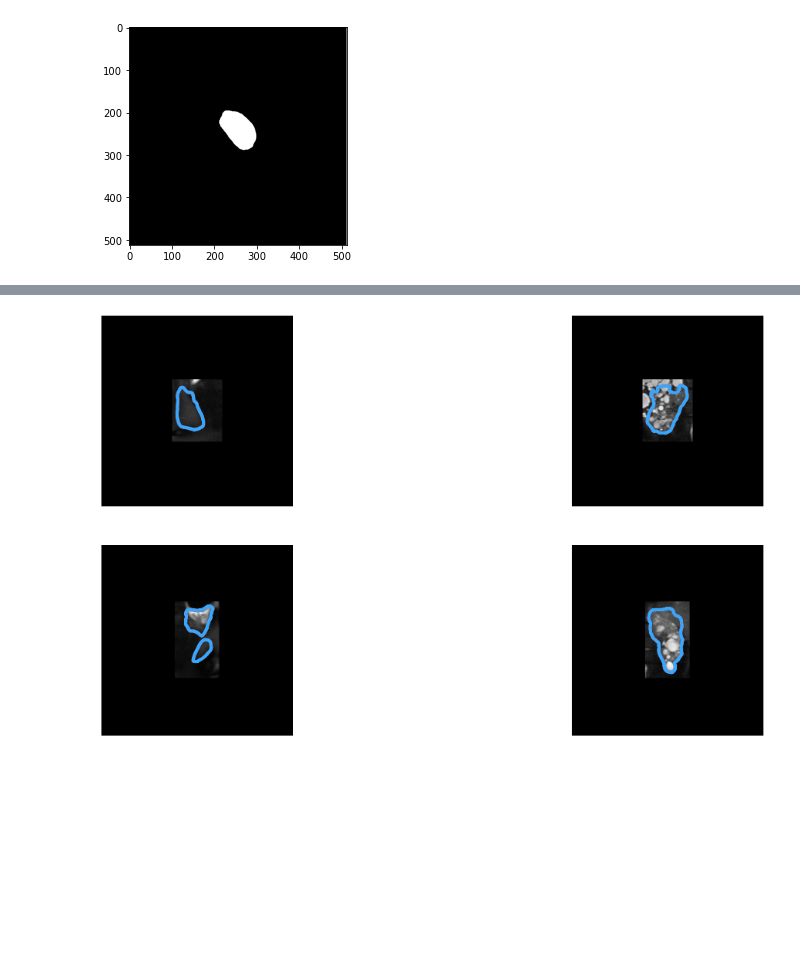
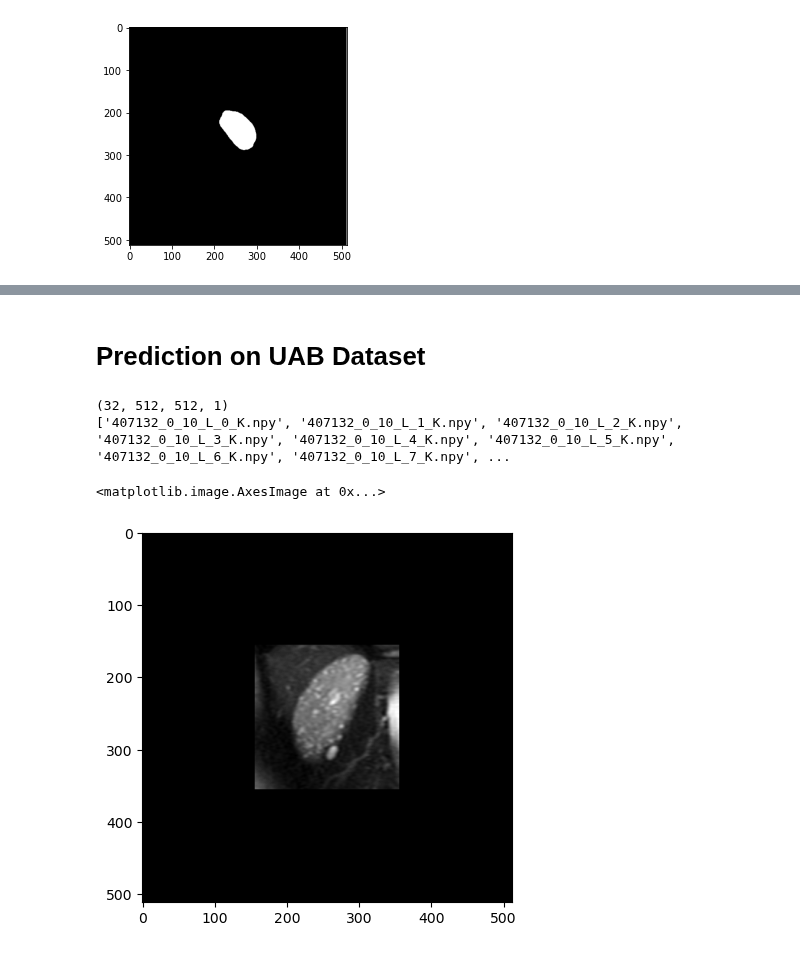
Before and after one commit to EmmaSchmidt2021/Kidney-Segmentation-Jupyter, a Jupyter notebook: (3) Load weighs and predict Kidney mask - Data Generator.ipynb, the cells around one changed output, grey strips where cells are left out. Drawn from its saved outputs; the diff is of its cells as text; code cells hidden in the pictures; blank space fills up the shorter version.

Commit message:
Prediction Pipeline

```diff
--- a/(3) Load weighs and predict Kidney mask - Data Generator.ipynb
+++ b/(3) Load weighs and predict Kidney mask - Data Generator.ipynb
@@ -248,7 +220,0 @@ print(new_fname)
-# %%
-final_path = r'C:\Users\UAB\data\512_AllNII\Kidney Predict 50 epoch'
-affine = np.eye(4)
-new_set = np.zeros((512,512,96))
-test_data = MR_K_predictions[97:193,:,:,0]
-for i in range(test_data.shape[0]):
-    new_set[:,:,i] = test_data[i,:,:]
@@ -329,4 +221,35 @@ visualise_data_and_multi_prediction(image_set, seg_set, MR_K_predictions,MR_K_pr
-# %%
-visualise_data_and_prediction(image_set, MR_K_predictions_75, MR_K_predictions)
-# %% [output]
-[figure, removed]
+# %% [markdown]
+# Prediction on UAB Dataset
+# %%
+data_path = r'C:\Users\UAB\data\UAB\AllNPY'
+images = gather_images(data_path)
+# %%
+d = {}
+for i in images:
+    if i not in d:
+        d[i] = len(d)
+
+labels_mapping = list(map(d.get, images))
+#print(labels_mapping)
+
+labels = {images[i]:labels_mapping[i] for i in range(len(images))}
+# %%
+image_names = images[0:31]
+image_stack = np.empty((32,512,512,1))
+label_list = []
+for i in range(len(image_names)):
+    image = np.load(data_path +"\\"+images[i])
+    image_stack[i, ...,0] = image[...]
+    label_match = str(images[i][:-5] + 'K.npy')
+    label_list.append(label_match)
+
+print(image_stack.shape)
+print(label_list)
+# %% [output]
+(32, 512, 512, 1)
+['407132_0_10_L_0_K.npy', '407132_0_10_L_1_K.npy', '407132_0_10_L_2_K.npy', '407132_0_10_L_3_K.npy', '407132_0_10_L_4_K.npy', '407132_0_10_L_5_K.npy', '407132_0_10_L_6_K.npy', '407132_0_10_L_7_K.npy', ...
+# %%
+plt.imshow(image_stack[5,:,:,0], cmap='gray')
+# %% [output]
+<matplotlib.image.AxesImage at 0x...>
+[figure, added]
```
Also changed, not shown: parts of 26 cells of this notebook, 1 other file.
